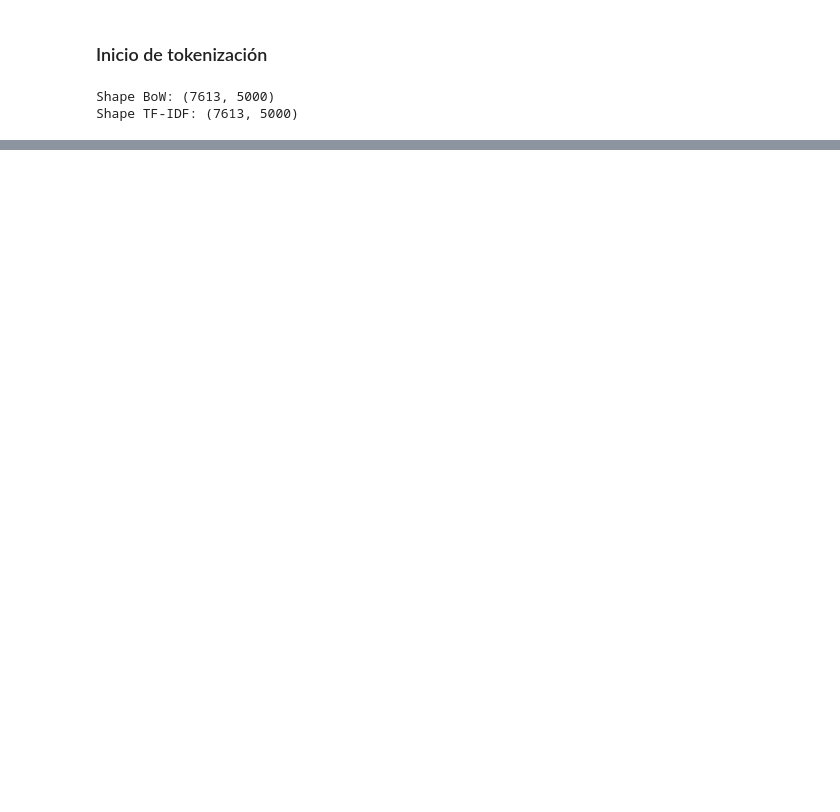
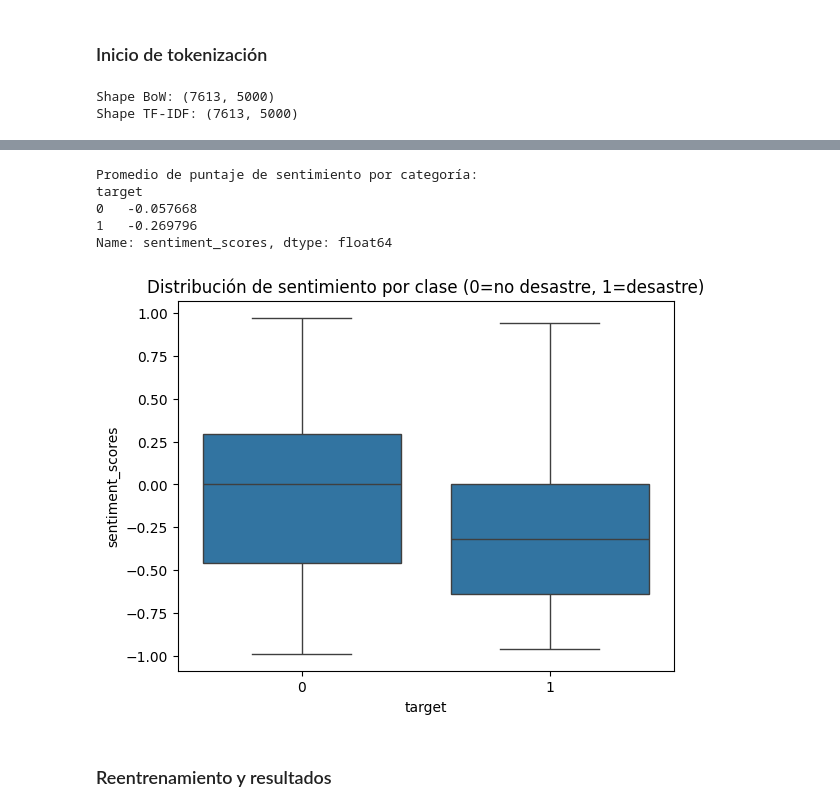
Before and after one commit to SebasJuarez/DS-Collection, a Jupyter notebook: TextMining.ipynb, the cells around one changed output, grey strips where cells are left out. Saved outputs shown, nothing was run; the diff lists cells and outputs as text; code cells hidden in the pictures; blank space fills up the shorter version.

```diff
--- a/TextMining.ipynb
+++ b/TextMining.ipynb
@@ -178,0 +599,21 @@ Shape TF-IDF: (7613, 5000)
+# %%
+import nltk
+from nltk.sentiment.vader import SentimentIntensityAnalyzer
+
+nltk.download("vader_lexicon")
+
+sia = SentimentIntensityAnalyzer()
+
+df["sentiment_scores"] = df["clean_text"].apply(lambda x: sia.polarity_scores(x)["compound"])
+
+def sentiment_label(score):
+    if score >= 0.05:
+        return "Positivo"
+    elif score <= -0.05:
+        return "Negativo"
+    else:
+        return "Neutro"
+
+df["sentiment_label"] = df["sentiment_scores"].apply(sentiment_label)
+
+df[["text", "sentiment_scores", "sentiment_label"]].head(10)
@@ -178,0 +670,18 @@ Shape TF-IDF: (7613, 5000)
+# %%
+# Comparamos negatividad
+avg_sent = df.groupby("target")["sentiment_scores"].mean()
+print("Promedio de puntaje de sentimiento por categoría:")
+print(avg_sent)
+
+sns.boxplot(x="target", y="sentiment_scores", data=df)
+plt.title("Distribución de sentimiento por clase (0=no desastre, 1=desastre)")
+plt.show()
+# %% [output]
+Promedio de puntaje de sentimiento por categoría:
+target
+0   -0.057668
+1   -0.269796
+Name: sentiment_scores, dtype: float64
+[figure, added]
+# %% [markdown]
+### Reentrenamiento y resultados
```
Also changed, not shown: parts of 25 cells of this notebook, 1 other file.
